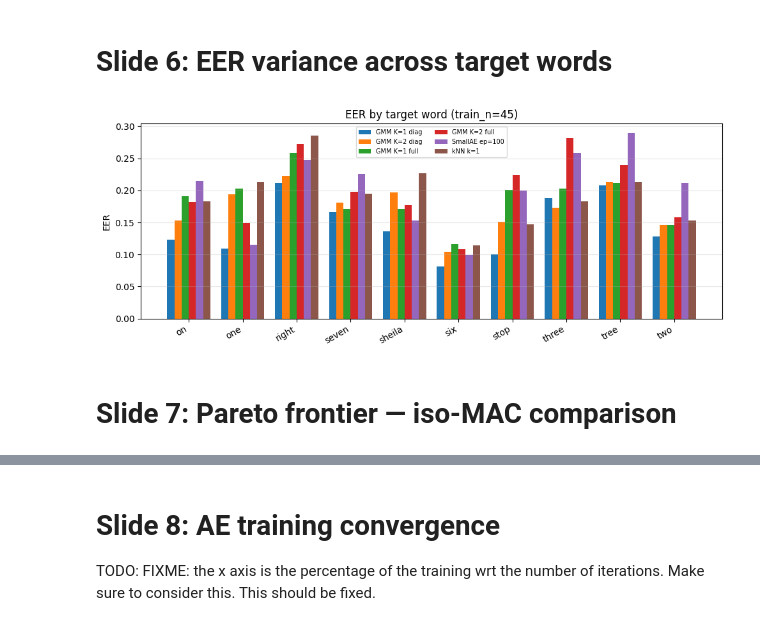
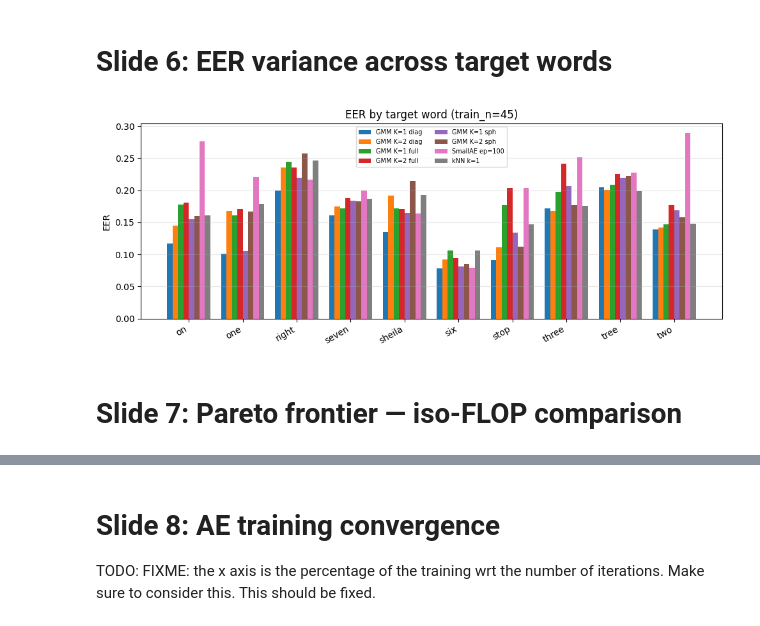
Before and after one commit to albertobasaglia/tinygmm-thesis, a Jupyter notebook: src/compare/plots.ipynb, the cells around one changed output, grey strips where cells are left out. Drawn from its saved outputs; the diff is of its cells as text; code cells hidden in the pictures.

```diff
--- a/src/compare/plots.ipynb
+++ b/src/compare/plots.ipynb
@@ -165,6 +177,9 @@ ci_configs = [
     ("GMM K=1 full", {"p_adapter": "GMMAdapter", "p_n_components": 1, "p_covariance_type": "full"}),
     ("GMM K=2 full", {"p_adapter": "GMMAdapter", "p_n_components": 2, "p_covariance_type": "full"}),
     ("GMM K=3 full", {"p_adapter": "GMMAdapter", "p_n_components": 3, "p_covariance_type": "full"}),
+    ("GMM K=1 sph",  {"p_adapter": "GMMAdapter", "p_n_components": 1, "p_covariance_type": "spherical"}),
+    ("GMM K=2 sph",  {"p_adapter": "GMMAdapter", "p_n_components": 2, "p_covariance_type": "spherical"}),
+    ("GMM K=3 sph",  {"p_adapter": "GMMAdapter", "p_n_components": 3, "p_covariance_type": "spherical"}),
     # ("SmallAE ep=10",  {"p_adapter": "SmallAEAdapter", "p_latent_dim": 4, "p_epochs": 10}),
     # ("SmallAE ep=50",  {"p_adapter": "SmallAEAdapter", "p_latent_dim": 4, "p_epochs": 50}),
     # ("SmallAE ep=100", {"p_adapter": "SmallAEAdapter", "p_latent_dim": 4, "p_epochs": 100}),
@@ -184,6 +199,8 @@ for i, (label, where) in enumerate(ci_configs):
     for k, v in where.items():
         mask &= sub[k] == v
     vals = sub[mask]["m_eer"]
+    if vals.empty:
+        continue
     mean = vals.mean()
     ci = 1.96 * vals.std() / np.sqrt(len(vals))
     color = colors[where["p_adapter"]]
@@ -268,9 +325,12 @@ plt.show()
 fair_lines = [
     ("SmallAE ep=10",  {"p_adapter": "SmallAEAdapter", "p_latent_dim": 4, "p_epochs": 10}),
     ("SmallAE ep=50",  {"p_adapter": "SmallAEAdapter", "p_latent_dim": 4, "p_epochs": 50}),
-    ("GMM K=1",      {"p_adapter": "GMMAdapter", "p_n_components": 1, "p_covariance_type": "diag"}),
-    ("GMM K=2",      {"p_adapter": "GMMAdapter", "p_n_components": 2, "p_covariance_type": "diag"}),
-    ("GMM K=3",      {"p_adapter": "GMMAdapter", "p_n_components": 3, "p_covariance_type": "diag"}),
+    ("GMM K=1 diag",   {"p_adapter": "GMMAdapter", "p_n_components": 1, "p_covariance_type": "diag"}),
+    ("GMM K=2 diag",   {"p_adapter": "GMMAdapter", "p_n_components": 2, "p_covariance_type": "diag"}),
+    ("GMM K=3 diag",   {"p_adapter": "GMMAdapter", "p_n_components": 3, "p_covariance_type": "diag"}),
+    ("GMM K=1 sph",    {"p_adapter": "GMMAdapter", "p_n_components": 1, "p_covariance_type": "spherical"}),
+    ("GMM K=2 sph",    {"p_adapter": "GMMAdapter", "p_n_components": 2, "p_covariance_type": "spherical"}),
+    ("GMM K=3 sph",    {"p_adapter": "GMMAdapter", "p_n_components": 3, "p_covariance_type": "spherical"}),
 ]
 
 plot_eer(df, lines=fair_lines)
@@ -288,12 +348,12 @@ for dim in sorted(df["p_embedding_dim"].unique()):
         sub = _filter(df[df["p_embedding_dim"] == dim], where)
         if sub.empty:
             continue
-        agg = _agg(sub, "m_training_macs", "m_eer")
-        ax.plot(agg["m_training_macs"], agg["mean"], marker="o", label=label)
+        agg = _agg(sub, "m_training_flops", "m_eer")
+        ax.plot(agg["m_training_flops"], agg["mean"], marker="o", label=label)
     ax.set_xscale("log")
-    ax.set_xlabel("Training MACs")
+    ax.set_xlabel("Training FLOPs")
     ax.set_ylabel("EER")
-    ax.set_title(f"EER vs Training MACs (dim={dim})")
+    ax.set_title(f"EER vs Training FLOPs (dim={dim})")
     ax.legend()
     ax.grid(alpha=0.3)
     fig.tight_layout()
@@ -303,0 +366,19 @@ plt.show()
+# %%
+for dim in sorted(df["p_embedding_dim"].unique()):
+    fig, ax = plt.subplots()
+    for label, where in fair_lines:
+        from compare.plots import _filter, _agg
+        sub = _filter(df[df["p_embedding_dim"] == dim], where)
+        if sub.empty:
+            continue
+        agg = _agg(sub, "m_inference_flops", "m_eer")
+        ax.plot(agg["m_inference_flops"], agg["mean"], marker="o", label=label)
+    ax.set_xscale("log")
+    ax.set_xlabel("Inference FLOPs")
+    ax.set_ylabel("EER")
+    ax.set_title(f"EER vs Inference FLOPs (dim={dim})")
+    ax.legend()
+    ax.grid(alpha=0.3)
+    fig.tight_layout()
+
+plt.show()
@@ -307,37 +390,39 @@ plt.show()
 target_lines = [
     ("GMM K=1 diag", {"p_adapter": "GMMAdapter", "p_n_components": 1, "p_covariance_type": "diag"}),
     ("GMM K=2 diag", {"p_adapter": "GMMAdapter", "p_n_components": 2, "p_covariance_type": "diag"}),
     ("GMM K=1 full", {"p_adapter": "GMMAdapter", "p_n_components": 1, "p_covariance_type": "full"}),
     ("GMM K=2 full", {"p_adapter": "GMMAdapter", "p_n_components": 2, "p_covariance_type": "full"}),
+    ("GMM K=1 sph",  {"p_adapter": "GMMAdapter", "p_n_components": 1, "p_covariance_type": "spherical"}),
+    ("GMM K=2 sph",  {"p_adapter": "GMMAdapter", "p_n_components": 2, "p_covariance_type": "spherical"}),
     ("SmallAE ep=100", {"p_adapter": "SmallAEAdapter", "p_latent_dim": 4, "p_epochs": 100}),
     ("kNN k=1",   {"p_adapter": "KNNAdapter", "p_k": 1}),
 ]
 
-# EER per target word at fixed train_n — shows which words are harder to enroll
+# EER per target word at fixed train_n -- shows which words are harder to enroll
 fixed_train_n = 45
 sub = df[df["p_train_n"] == fixed_train_n]
 
 fig, ax = plt.subplots(figsize=(10, 4))
 words = sorted(df["p_target_class"].unique())
 x = range(len(words))
 width = 0.8 / len(target_lines)
 for i, (label, where) in enumerate(target_lines):
     means = [_filter(sub, where).groupby("p_target_class")["m_eer"].mean().get(w, float("nan")) for w in words]
     offset = (i - len(target_lines) / 2 + 0.5) * width
     ax.bar([xi + offset for xi in x], means, width=width, label=label)
 
 ax.set_xticks(list(x))
 ax.set_xticklabels(words, rotation=30, ha="right")
 ax.set_ylabel("EER")
 ax.set_title(f"EER by target word (train_n={fixed_train_n})")
 ax.legend(fontsize=7, ncol=2)
 ax.grid(axis="y", alpha=0.3)
 fig.tight_layout()
 plt.show()
 # %% [output]
-[figure, old version]
+[figure, new version]
 # %% [markdown]
-# Slide 7: Pareto frontier — iso-MAC comparison
+# Slide 7: Pareto frontier — iso-FLOP comparison
 # %%
 from compare.plots import plot_pareto
 
```
Also changed, not shown: parts of 23 cells of this notebook.
